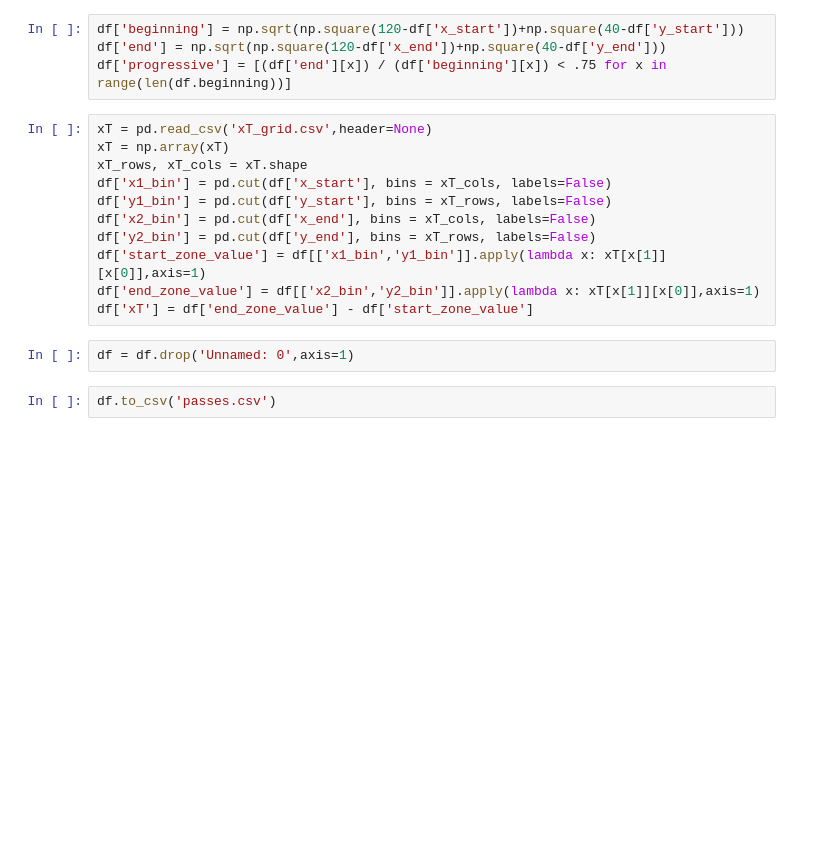
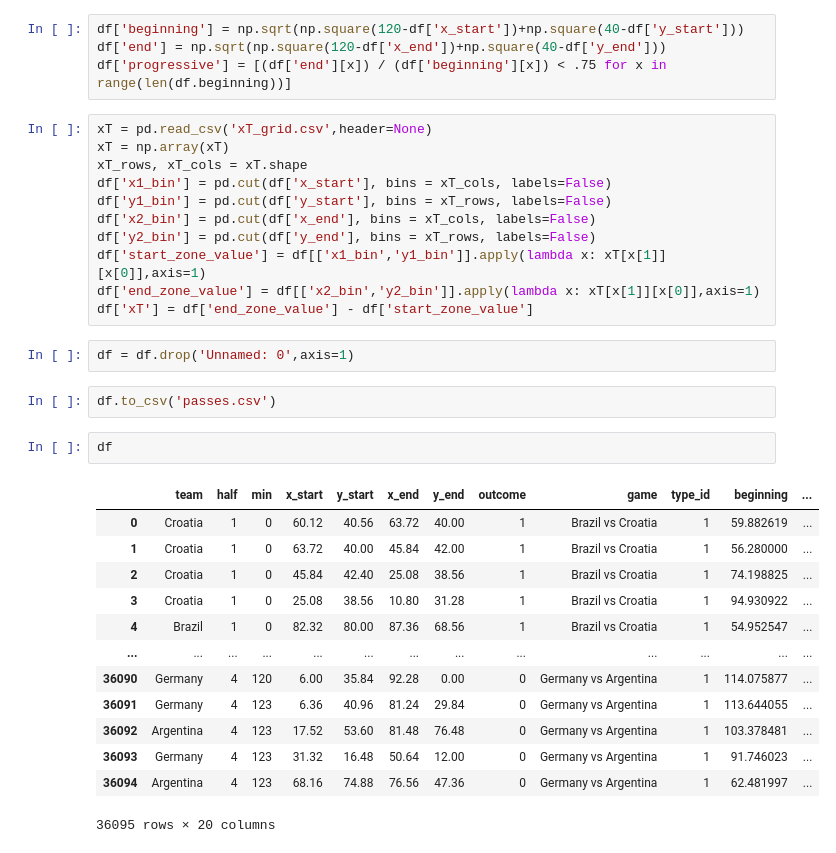
Before and after one commit to jgraver7/MDS-Project, a Jupyter notebook: Passes.ipynb, the cells around one changed output. Drawn from its saved outputs; the diff is of its cells as text; blank space fills up the shorter version.

```diff
--- a/Passes.ipynb
+++ b/Passes.ipynb
@@ -177,3 +177,19 @@ df['xT'] = df['end_zone_value'] - df['start_zone_value']
 df = df.drop('Unnamed: 0',axis=1)
 # %%
 df.to_csv('passes.csv')
+# %%
+df
+# %% [output]
+|  | team | half | min | x_start | y_start | x_end | y_end | outcome | game | type_id | beginning | ... |
+| 0 | Croatia | 1 | 0 | 60.12 | 40.56 | 63.72 | 40.00 | 1 | Brazil vs Croatia | 1 | 59.882619 | ... |
+| 1 | Croatia | 1 | 0 | 63.72 | 40.00 | 45.84 | 42.00 | 1 | Brazil vs Croatia | 1 | 56.280000 | ... |
+| 2 | Croatia | 1 | 0 | 45.84 | 42.40 | 25.08 | 38.56 | 1 | Brazil vs Croatia | 1 | 74.198825 | ... |
+| 3 | Croatia | 1 | 0 | 25.08 | 38.56 | 10.80 | 31.28 | 1 | Brazil vs Croatia | 1 | 94.930922 | ... |
+| 4 | Brazil | 1 | 0 | 82.32 | 80.00 | 87.36 | 68.56 | 1 | Brazil vs Croatia | 1 | 54.952547 | ... |
+| ... | ... | ... | ... | ... | ... | ... | ... | ... | ... | ... | ... | ... |
+| 36090 | Germany | 4 | 120 | 6.00 | 35.84 | 92.28 | 0.00 | 0 | Germany vs Argentina | 1 | 114.075877 | ... |
+| 36091 | Germany | 4 | 123 | 6.36 | 40.96 | 81.24 | 29.84 | 0 | Germany vs Argentina | 1 | 113.644055 | ... |
+| 36092 | Argentina | 4 | 123 | 17.52 | 53.60 | 81.48 | 76.48 | 0 | Germany vs Argentina | 1 | 103.378481 | ... |
+| 36093 | Germany | 4 | 123 | 31.32 | 16.48 | 50.64 | 12.00 | 0 | Germany vs Argentina | 1 | 91.746023 | ... |
+| 36094 | Argentina | 4 | 123 | 68.16 | 74.88 | 76.56 | 47.36 | 0 | Germany vs Argentina | 1 | 62.481997 | ... |
+36095 rows × 20 columns
```
Also changed, not shown: parts of 3 cells of this notebook, 13 other files.
